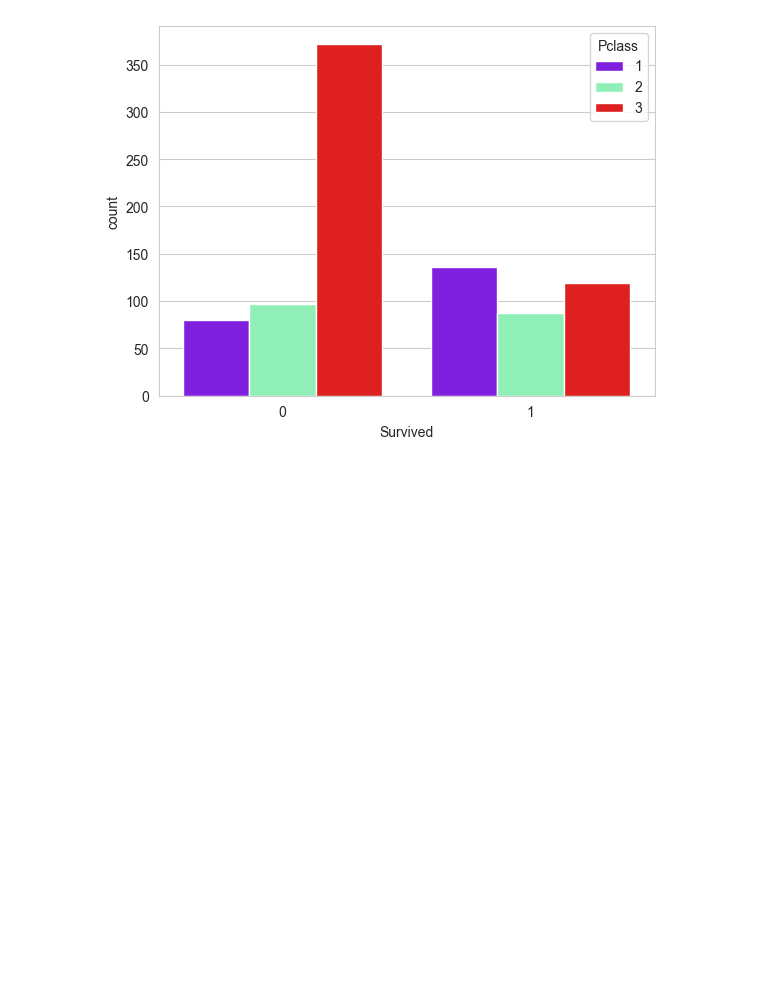
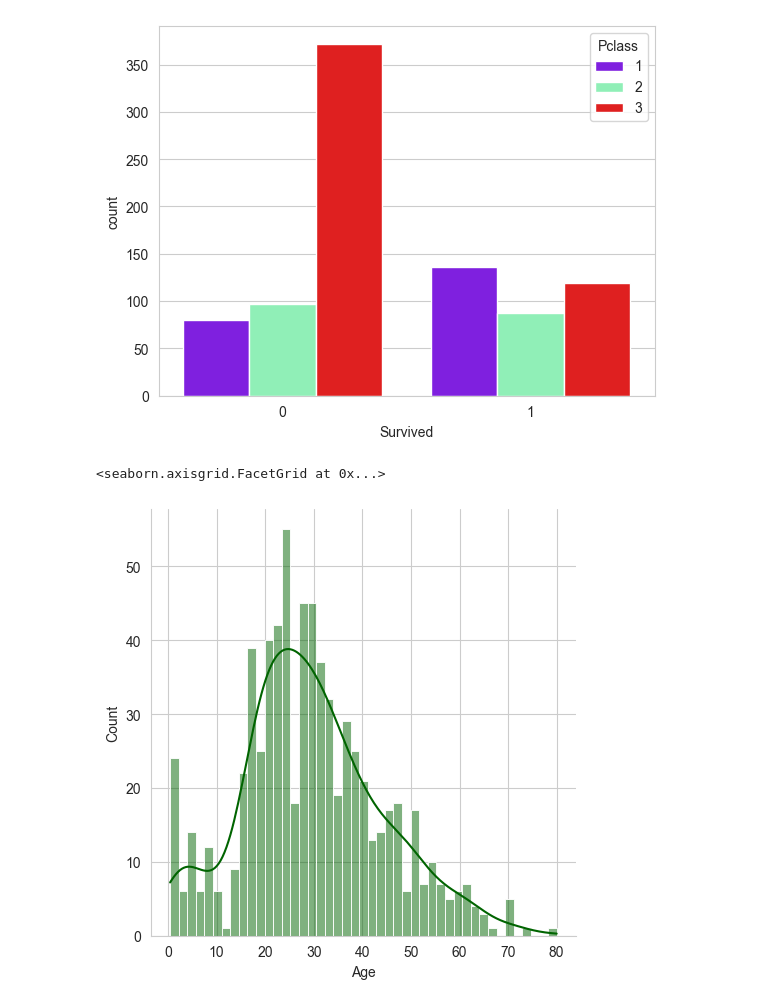
Before and after one commit to AryanGoyal17/Titanic-Survival-Prediction, a Jupyter notebook: notebooks/01_titanic_eda.ipynb, the cells around one changed output. Cells and saved outputs as stored; diff of their text form; code cells hidden in the pictures; blank space fills up the shorter version.

Commit message:
feat: Formed histograms and distplots to find the age distribution in titanic ship

```diff
--- a/notebooks/01_titanic_eda.ipynb
+++ b/notebooks/01_titanic_eda.ipynb
@@ -130,0 +133,7 @@ sns.countplot(data= df, x = 'Survived', hue= 'Pclass', palette='rainbow')
+# %%
+sns.displot(df['Age'].dropna(), bins = 45, kde = True, color = 'darkgreen') #With kernal density estimation
+
+#Kernal density estimation is used to form the probability density function..
+# %% [output]
+<seaborn.axisgrid.FacetGrid at 0x...>
+[figure, added]
```
Also changed, not shown: parts of 3 cells of this notebook.
